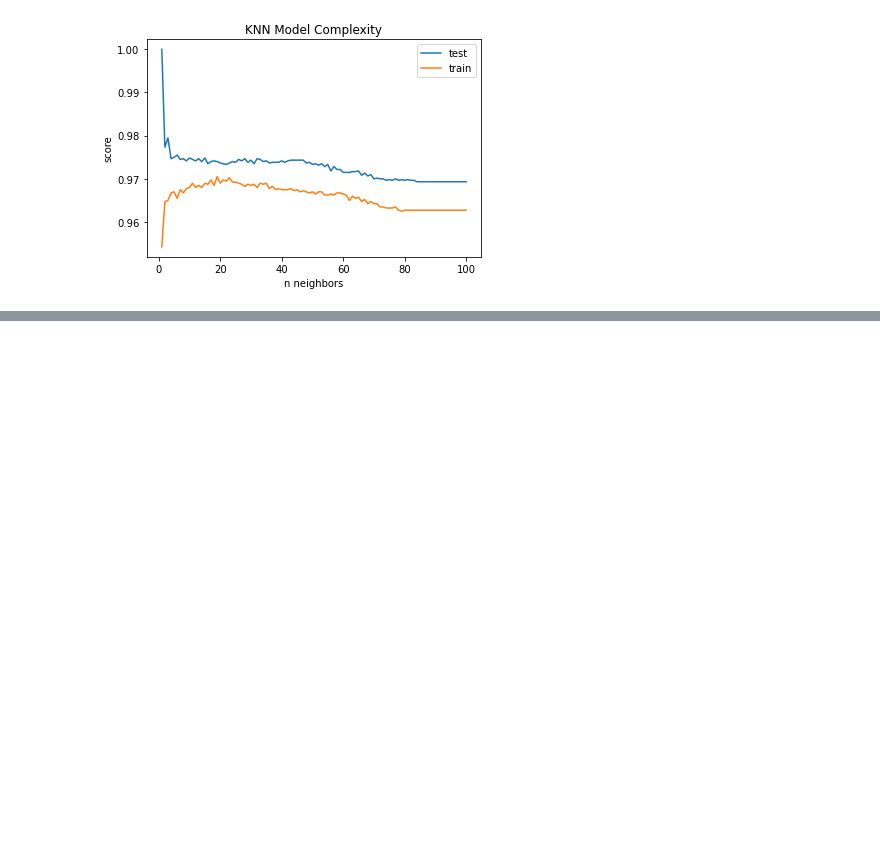
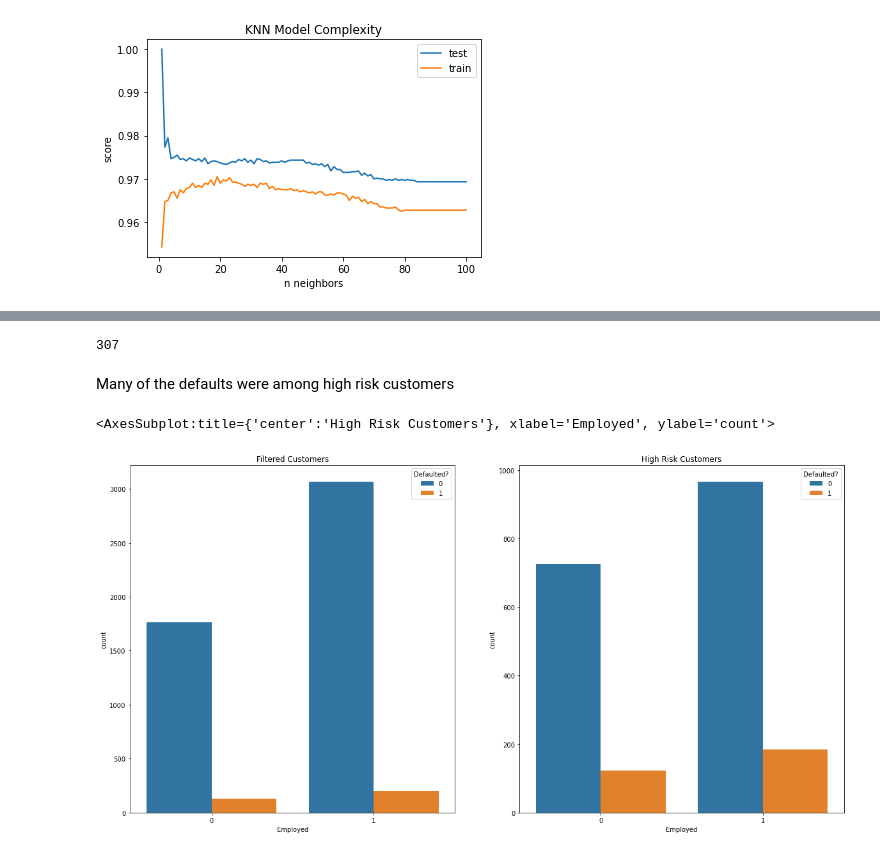
Before and after one commit to jmfinnegan12/Loan-default, a Jupyter notebook: Loan Defaults.ipynb, the cells around one changed output, grey strips where cells are left out. Cells and saved outputs as stored; diff of their text form; code cells hidden in the pictures; blank space fills up the shorter version.

```diff
--- a/Loan Defaults.ipynb
+++ b/Loan Defaults.ipynb
@@ -304,0 +663,3 @@ plt.show()
+# %%
+high_risk_customers = filtered_data[filtered_data['High Risk'] == 1].copy()
+high_risk_customers.describe()
@@ -304,0 +676,18 @@ plt.show()
+# %%
+high_risk_customers['Defaulted?'].sum()
+# %% [output]
+307
+# %% [markdown]
+Many of the defaults were among high risk customers
+# %%
+fig, axs = plt.subplots(1, 2, figsize=(20, 10))
+
+axs[0].set_title('Filtered Customers')
+sns.countplot(data=filtered_data, ax=axs[0], x='Employed', hue='Defaulted?')
+
+axs[1].set_title('High Risk Customers')
+sns.countplot(data=high_risk_customers,
+              ax=axs[1], x='Employed', hue='Defaulted?')
+# %% [output]
+<AxesSubplot:title={'center':'High Risk Customers'}, xlabel='Employed', ylabel='count'>
+[figure, added]
```
Also changed, not shown: parts of 86 cells of this notebook, 2 other files.
